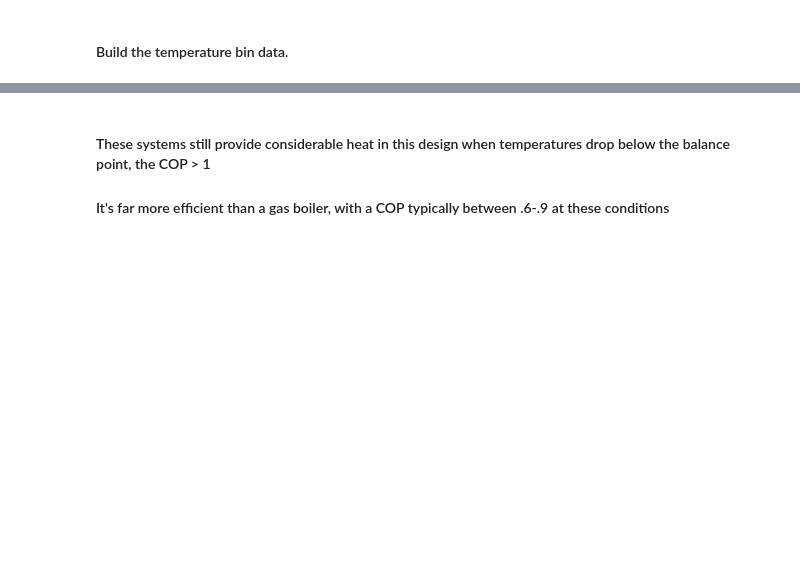
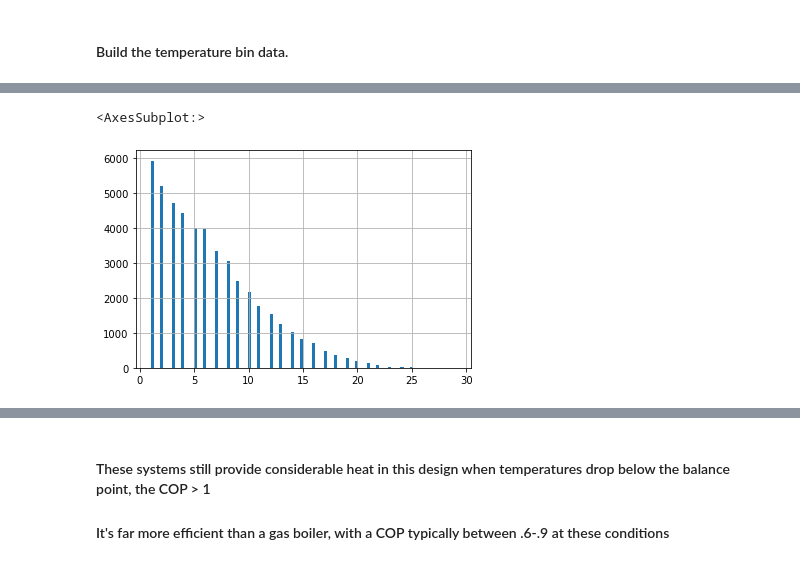
Before and after one commit to rhl-/airsource, a Jupyter notebook: airsource.ipynb, the cells around one changed output, grey strips where cells are left out. Cells and saved outputs as stored; diff of their text form; code cells hidden in the pictures; blank space fills up the shorter version.

Commit message:
ipynb data and latest airsource notebook (no idea whats in here)

```diff
--- a/airsource.ipynb
+++ b/airsource.ipynb
@@ -103,0 +139,27 @@ print(res)
+# %%
+design_cooling_load=36000 # BTUS/hr
+design_cooling_outdoor_temp=95# ~90 Degrees
+design_cooling_indoor_temp=74 #degree F
+design_cooling_supply_temp=48 #degree F
+design_cooling_dt=design_cooling_outdoor_temp-design_cooling_indoor_temp #difference between indoor and outdoor on "coldest" hour of the year
+# %%
+#Current design delta-t
+cooling_bin_data['dt']=(cooling_bin_data['outside_temp']-design_cooling_indoor_temp)
+cooling_day['dt']=(cooling_day['outside_temp']-design_cooling_indoor_temp).clip(lower=0).replace(0,np.nan)
+
+#Fraction of the design load
+cooling_bin_data['pct_of_design_load']=(cooling_bin_data['dt'])/design_cooling_dt
+cooling_day['pct_of_design_load']=((cooling_day['dt'])/design_cooling_dt).clip(lower=0)
+# Load at this outdoor temp
+cooling_bin_data['load']=cooling_bin_data['pct_of_design_load']*design_cooling_load
+cooling_day['load']=(cooling_day['pct_of_design_load'])*design_cooling_load
+# Ignore scenarios below or above design conditions
+cooling_bin_data=cooling_bin_data.query('(pct_of_design_load>0)&(pct_of_design_load<=1)').copy()
+#Number of hours at or above the current load and by %
+cooling_bin_data['num_hours_at_or_above_load']=cooling_bin_data.sort_values(by='pct_of_design_load',ascending=False)['num_hours'].cumsum()
+cooling_bin_data['pct_time_at_or_above_load']=cooling_bin_data['num_hours_at_or_above_load']/(cooling_bin_data['num_hours_at_or_above_load'].max())
+# %%
+cooling_day['dt'].hist(bins=100)
+# %% [output]
+<AxesSubplot:>
+[figure, added]
```
Also changed, not shown: parts of 38 cells of this notebook, 2 other files.
